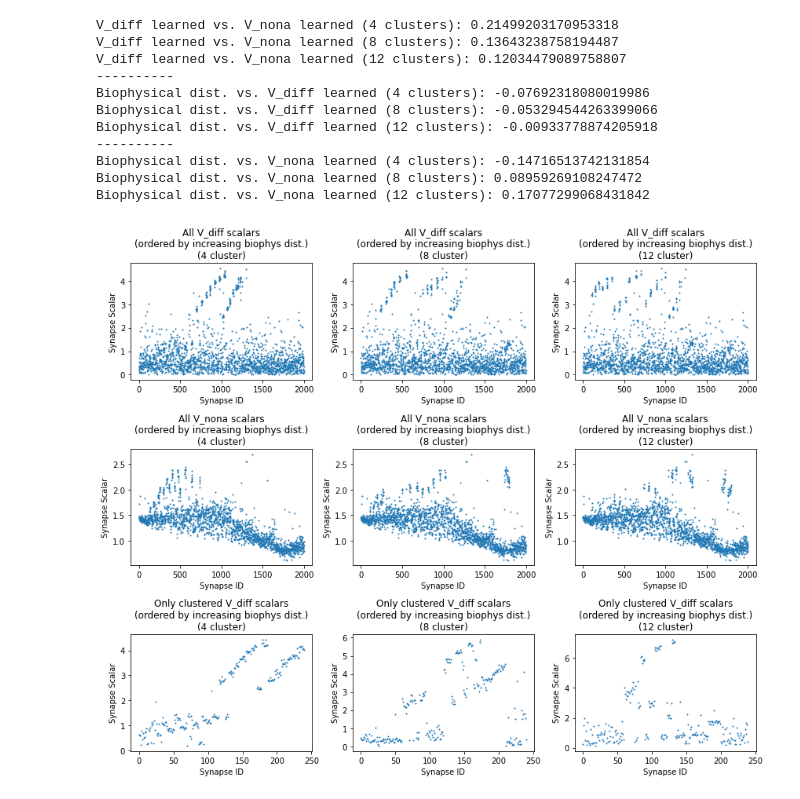
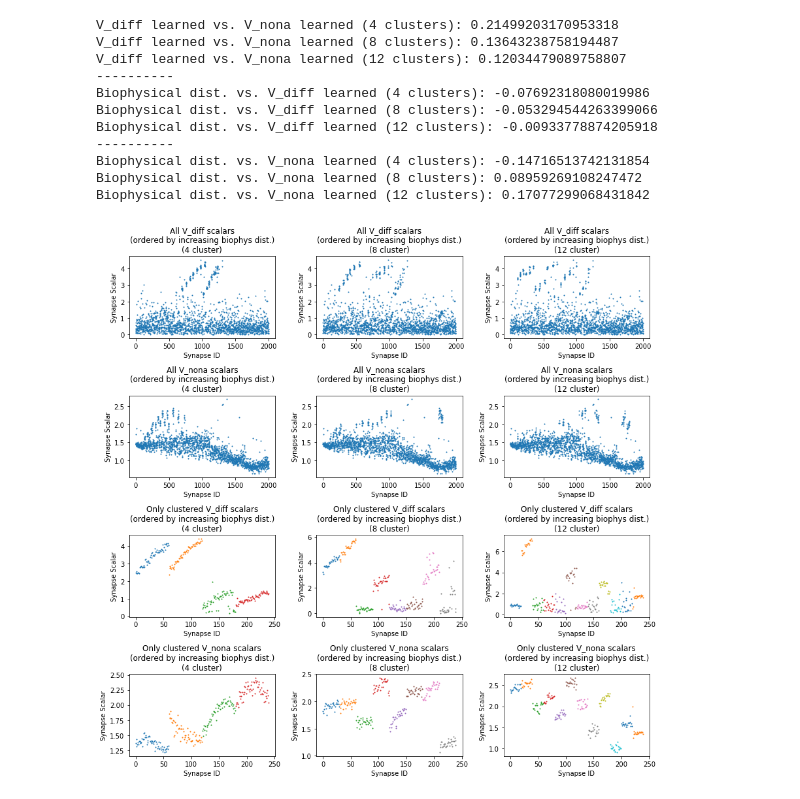
Before and after one commit to yjkimnada/dendrite, a Jupyter notebook: clust_rsa-Copy1.ipynb, the cells around one changed output. Cells and saved outputs as stored; diff of their text form; code cells hidden in the pictures.

```diff
--- a/clust_rsa-Copy1.ipynb
+++ b/clust_rsa-Copy1.ipynb
@@ -196,36 +196,58 @@ C4_dist_ord = np.argsort(C4_dist_raw[:2000])
 C8_dist_ord = np.argsort(C8_dist_raw[:2000])
 C12_dist_ord = np.argsort(C12_dist_raw[:2000])
 C4_dist_ord_part = np.argsort(C4_dist_raw[880:1120])
 C8_dist_ord_part = np.argsort(C8_dist_raw[880:1120])
 C12_dist_ord_part = np.argsort(C12_dist_raw[880:1120])
 
-fig, axs = plt.subplots(nrows=3, ncols=3, figsize=(12,10))
+fig, axs = plt.subplots(nrows=4, ncols=3, figsize=(12,12))
 
 axs[0,0].scatter(np.arange(2000), C4_diff_scale[C4_dist_ord], s=1)
 axs[0,1].scatter(np.arange(2000), C4_diff_scale[C8_dist_ord], s=1)
 axs[0,2].scatter(np.arange(2000), C4_diff_scale[C12_dist_ord], s=1)
 axs[1,0].scatter(np.arange(2000), C4_nona_scale[C4_dist_ord], s=1)
 axs[1,1].scatter(np.arange(2000), C4_nona_scale[C8_dist_ord], s=1)
 axs[1,2].scatter(np.arange(2000), C4_nona_scale[C12_dist_ord], s=1)
-axs[2,0].scatter(np.arange(240), C4_diff_scale[880:1120][C4_dist_ord_part], s=1)
-axs[2,1].scatter(np.arange(240), C8_diff_scale[880:1120][C8_dist_ord_part], s=1)
-axs[2,2].scatter(np.arange(240), C12_diff_scale[880:1120][C12_dist_ord_part], s=1)
+#axs[2,0].scatter(np.arange(240), C4_diff_scale[880:1120][C4_dist_ord_part], s=1)
+#axs[2,1].scatter(np.arange(240), C8_diff_scale[880:1120][C8_dist_ord_part], s=1)
+#axs[2,2].scatter(np.arange(240), C12_diff_scale[880:1120][C12_dist_ord_part], s=1)
+#axs[3,0].scatter(np.arange(240), C4_nona_scale[880:1120][C4_dist_ord_part], s=1)
+#axs[3,1].scatter(np.arange(240), C8_nona_scale[880:1120][C8_dist_ord_part], s=1)
+#axs[3,2].scatter(np.arange(240), C12_nona_scale[880:1120][C12_dist_ord_part], s=1)
+#axs[2,0].scatter(np.arange(240), C4_diff_scale[880:1120], s=1)
+#axs[2,1].scatter(np.arange(240), C8_diff_scale[880:1120], s=1)
+#axs[2,2].scatter(np.arange(240), C12_diff_scale[880:1120], s=1)
+#axs[3,0].scatter(np.arange(240), C4_nona_scale[880:1120], s=1)
+#axs[3,1].scatter(np.arange(240), C8_nona_scale[880:1120], s=1)
+#axs[3,2].scatter(np.arange(240), C12_nona_scale[880:1120], s=1)
+
+for i in range(4):
+    axs[2,0].scatter(np.arange(60*i,60*(i+1)), C4_diff_scale[880+60*i:880+60*(i+1)], s=1)
+    axs[3,0].scatter(np.arange(60*i,60*(i+1)), C4_nona_scale[880+60*i:880+60*(i+1)], s=1)
+for i in range(8):
+    axs[2,1].scatter(np.arange(30*i,30*(i+1)), C8_diff_scale[880+30*i:880+30*(i+1)], s=1)
+    axs[3,1].scatter(np.arange(30*i,30*(i+1)), C8_nona_scale[880+30*i:880+30*(i+1)], s=1)
+for i in range(12):
+    axs[2,2].scatter(np.arange(20*i,20*(i+1)), C12_diff_scale[880+20*i:880+20*(i+1)], s=1)
+    axs[3,2].scatter(np.arange(20*i,20*(i+1)), C12_nona_scale[880+20*i:880+20*(i+1)], s=1)
 
 axs[0,0].set_title("All V_diff scalars\n(ordered by increasing biophys dist.)\n(4 cluster)")
 axs[0,1].set_title("All V_diff scalars\n(ordered by increasing biophys dist.)\n(8 cluster)")
 axs[0,2].set_title("All V_diff scalars\n(ordered by increasing biophys dist.)\n(12 cluster)")
 axs[1,0].set_title("All V_nona scalars\n(ordered by increasing biophys dist.)\n(4 cluster)")
 axs[1,1].set_title("All V_nona scalars\n(ordered by increasing biophys dist.)\n(8 cluster)")
 axs[1,2].set_title("All V_nona scalars\n(ordered by increasing biophys dist.)\n(12 cluster)")
 axs[2,0].set_title("Only clustered V_diff scalars\n(ordered by increasing biophys dist.)\n(4 cluster)")
 axs[2,1].set_title("Only clustered V_diff scalars\n(ordered by increasing biophys dist.)\n(8 cluster)")
 axs[2,2].set_title("Only clustered V_diff scalars\n(ordered by increasing biophys dist.)\n(12 cluster)")
+axs[3,0].set_title("Only clustered V_nona scalars\n(ordered by increasing biophys dist.)\n(4 cluster)")
+axs[3,1].set_title("Only clustered V_nona scalars\n(ordered by increasing biophys dist.)\n(8 cluster)")
+axs[3,2].set_title("Only clustered V_nona scalars\n(ordered by increasing biophys dist.)\n(12 cluster)")
 
-for row in range(3):
+for row in range(4):
     for col in range(3):
         axs[row,col].set_xlabel("Synapse ID")
         axs[row,col].set_ylabel("Synapse Scalar")
 
 fig.tight_layout()
 # %% [output]
-[figure, old version]
+[figure, new version]
```
Also changed, not shown: 1 other file.
